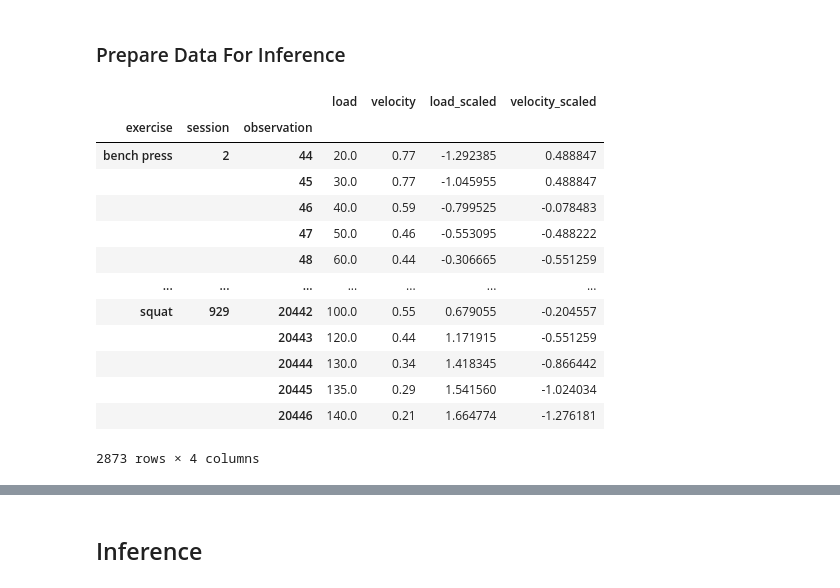
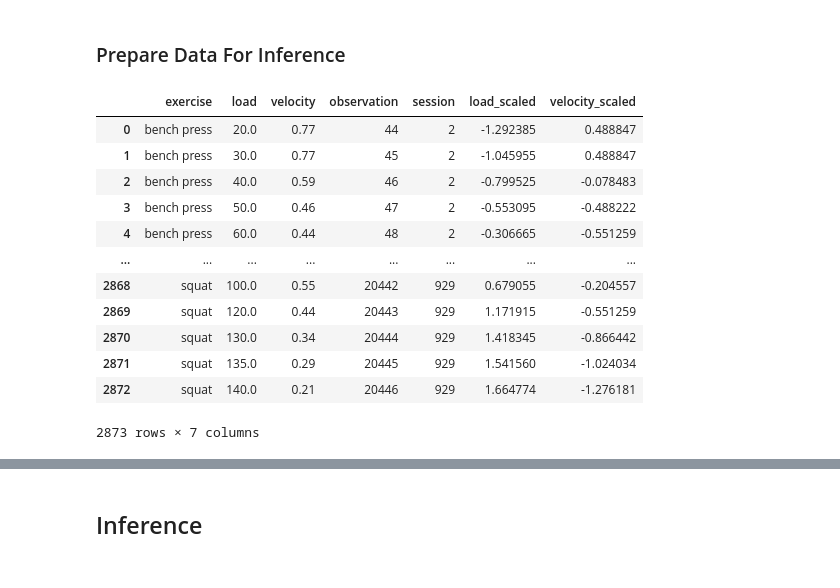
Before and after one commit to mattiasthalen/Bayesian-Velocity-Profiling, a Jupyter notebook: Bayesian_Velocity_Profiling.ipynb, the cells around one changed output, grey strips where cells are left out. Drawn from its saved outputs; the diff is of its cells as text; code cells hidden in the pictures.

```diff
--- a/Bayesian_Velocity_Profiling.ipynb
+++ b/Bayesian_Velocity_Profiling.ipynb
@@ -548,37 +548,35 @@ time: 7.79 s (started: 2022-10-03 08:10:22 +00:00)
 # %%
 regr_data = (ds[['load', 'set_velocities', 'observation', 'session']]
              .pint.dequantify()
              .sel({'aggregation': 'max'}, drop = True)
              .where(ds.coords['set_type'] != 'Back Off')
              .where(ds.coords['exercise'] != 'front squat')
              .drop_vars(['set_type', 'max_load_pr_flag'])
              .to_dataframe()
              .dropna()
              .reset_index()
-             .set_index(['exercise', 'session', 'observation'])
              .drop(['set', 'workout_start_time'], axis = 1)
              .rename(columns = {'set_velocities': 'velocity'}))
 
 # Standardize data to simplify inference
 load_scaler = sklearn.preprocessing.StandardScaler()
 regr_data['load_scaled'] = load_scaler.fit_transform(regr_data['load'].values.reshape(-1, 1))
 
 velocity_scaler = sklearn.preprocessing.StandardScaler()
 regr_data['velocity_scaled'] = velocity_scaler.fit_transform(regr_data['velocity'].values.reshape(-1, 1))
 
 regr_data
 # %% [output]
-|  |  |  | load | velocity | load_scaled | velocity_scaled |
-| exercise | session | observation |  |  |  |  |
-| bench press | 2 | 44 | 20.0 | 0.77 | -1.292385 | 0.488847 |
-|  |  | 45 | 30.0 | 0.77 | -1.045955 | 0.488847 |
-|  |  | 46 | 40.0 | 0.59 | -0.799525 | -0.078483 |
-|  |  | 47 | 50.0 | 0.46 | -0.553095 | -0.488222 |
-|  |  | 48 | 60.0 | 0.44 | -0.306665 | -0.551259 |
-| ... | ... | ... | ... | ... | ... | ... |
-| squat | 929 | 20442 | 100.0 | 0.55 | 0.679055 | -0.204557 |
-|  |  | 20443 | 120.0 | 0.44 | 1.171915 | -0.551259 |
-|  |  | 20444 | 130.0 | 0.34 | 1.418345 | -0.866442 |
-|  |  | 20445 | 135.0 | 0.29 | 1.541560 | -1.024034 |
-|  |  | 20446 | 140.0 | 0.21 | 1.664774 | -1.276181 |
+|  | exercise | load | velocity | observation | session | load_scaled | velocity_scaled |
+| 0 | bench press | 20.0 | 0.77 | 44 | 2 | -1.292385 | 0.488847 |
+| 1 | bench press | 30.0 | 0.77 | 45 | 2 | -1.045955 | 0.488847 |
+| 2 | bench press | 40.0 | 0.59 | 46 | 2 | -0.799525 | -0.078483 |
+| 3 | bench press | 50.0 | 0.46 | 47 | 2 | -0.553095 | -0.488222 |
+| 4 | bench press | 60.0 | 0.44 | 48 | 2 | -0.306665 | -0.551259 |
+| ... | ... | ... | ... | ... | ... | ... | ... |
+| 2868 | squat | 100.0 | 0.55 | 20442 | 929 | 0.679055 | -0.204557 |
+| 2869 | squat | 120.0 | 0.44 | 20443 | 929 | 1.171915 | -0.551259 |
+| 2870 | squat | 130.0 | 0.34 | 20444 | 929 | 1.418345 | -0.866442 |
+| 2871 | squat | 135.0 | 0.29 | 20445 | 929 | 1.541560 | -1.024034 |
+| 2872 | squat | 140.0 | 0.21 | 20446 | 929 | 1.664774 | -1.276181 |
-2873 rows × 4 columns
+2873 rows × 7 columns
```
Also changed, not shown: parts of 33 cells of this notebook.
